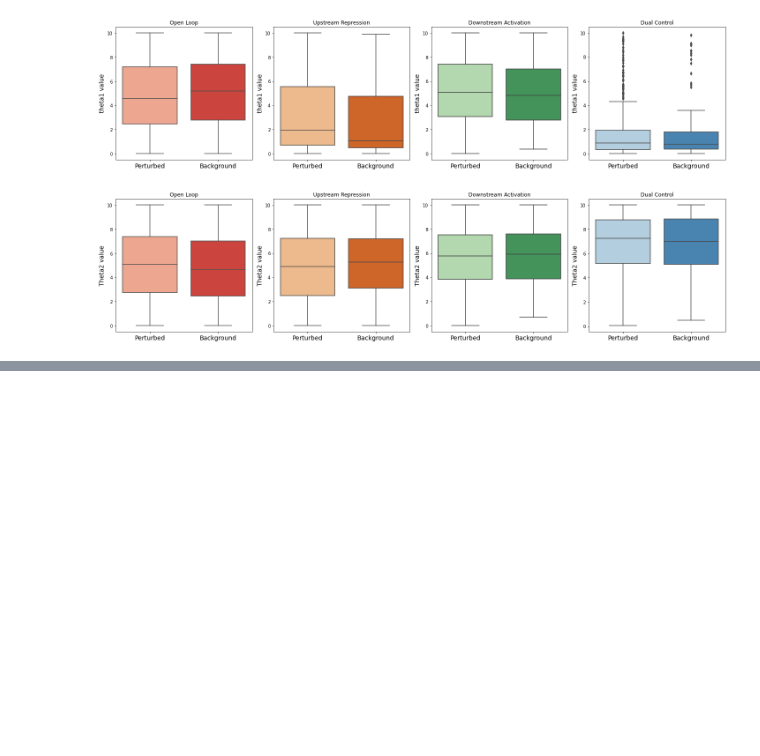
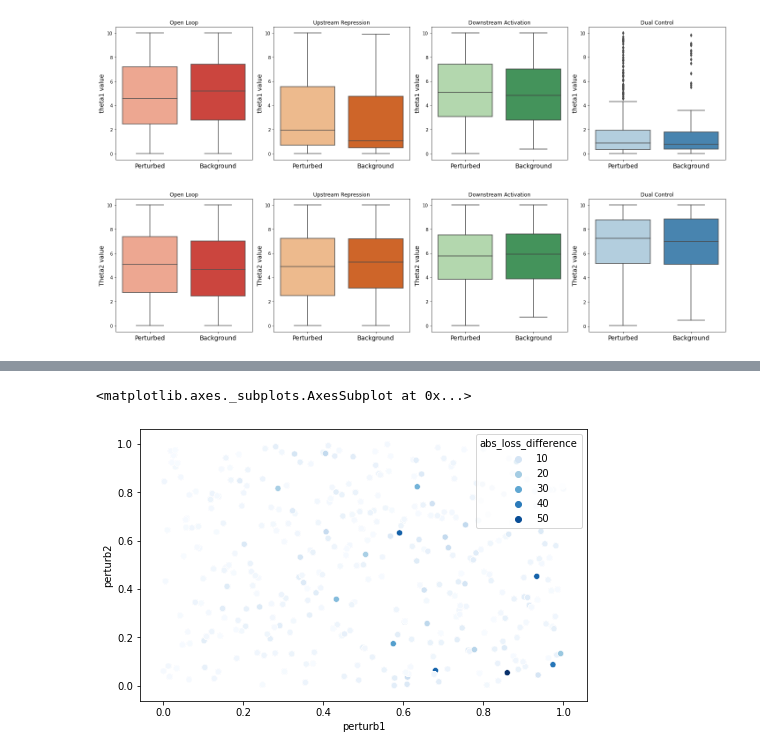
Before and after one commit to cjmerzbacher/bayesopt-dynamic-pathways, a Jupyter notebook: glucaric_acid/glucaric_acid.ipynb, the cells around one changed output, grey strips where cells are left out. Cells and saved outputs as stored; diff of their text form; code cells hidden in the pictures; blank space fills up the shorter version.

```diff
--- a/glucaric_acid/glucaric_acid.ipynb
+++ b/glucaric_acid/glucaric_acid.ipynb
@@ -488,0 +548,6 @@ new_total_landscape = new_total_landscape.loc[new_total_landscape.loss != 0]
+# %%
+fig, ax = plt.subplots(1,1,figsize=(8, 5))
+sns.scatterplot(data=plot_landscape, x='perturb1', y='perturb2', hue='abs_loss_difference', ax=ax, palette='Blues')
+# %% [output]
+<matplotlib.axes._subplots.AxesSubplot at 0x...>
+[figure, added]
```
Also changed, not shown: parts of 4 cells of this notebook.
